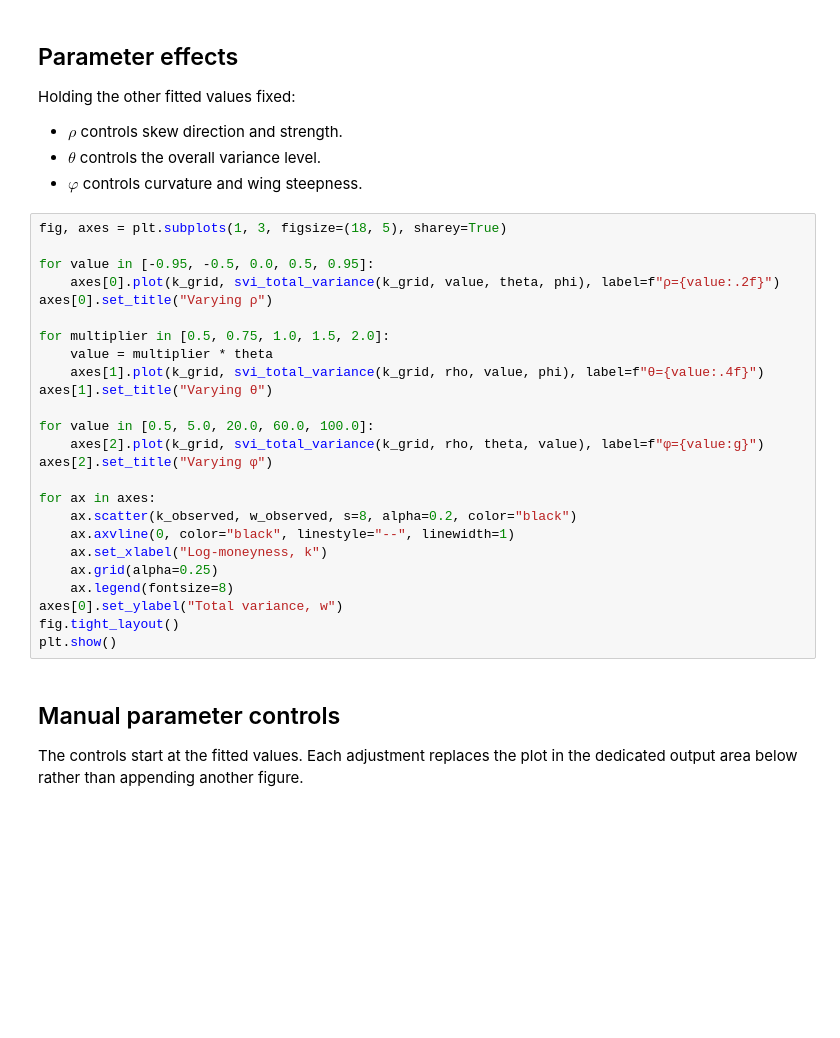
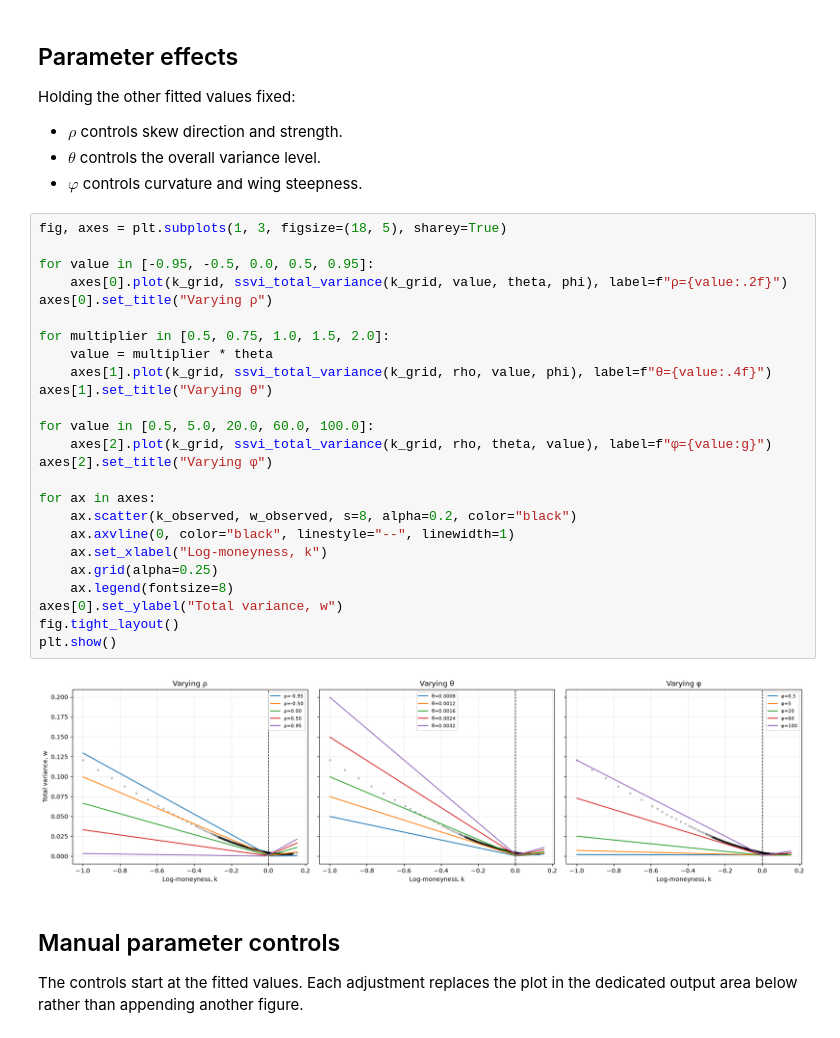
Before and after one commit to MMillward2012/Volatility-Forecasting-and-Options-Trading, a Jupyter notebook: notebooks/single_expiry_SSVI_slice.ipynb, the cells around one changed output. Saved outputs shown, nothing was run; the diff lists cells and outputs as text; blank space fills up the shorter version.

```diff
--- a/notebooks/single_expiry_SSVI_slice.ipynb
+++ b/notebooks/single_expiry_SSVI_slice.ipynb
@@ -154,28 +171,30 @@ Holding the other fitted values fixed:
 # %%
 fig, axes = plt.subplots(1, 3, figsize=(18, 5), sharey=True)
 
 for value in [-0.95, -0.5, 0.0, 0.5, 0.95]:
-    axes[0].plot(k_grid, svi_total_variance(k_grid, value, theta, phi), label=f"ρ={value:.2f}")
+    axes[0].plot(k_grid, ssvi_total_variance(k_grid, value, theta, phi), label=f"ρ={value:.2f}")
 axes[0].set_title("Varying ρ")
 
 for multiplier in [0.5, 0.75, 1.0, 1.5, 2.0]:
     value = multiplier * theta
-    axes[1].plot(k_grid, svi_total_variance(k_grid, rho, value, phi), label=f"θ={value:.4f}")
+    axes[1].plot(k_grid, ssvi_total_variance(k_grid, rho, value, phi), label=f"θ={value:.4f}")
 axes[1].set_title("Varying θ")
 
 for value in [0.5, 5.0, 20.0, 60.0, 100.0]:
-    axes[2].plot(k_grid, svi_total_variance(k_grid, rho, theta, value), label=f"φ={value:g}")
+    axes[2].plot(k_grid, ssvi_total_variance(k_grid, rho, theta, value), label=f"φ={value:g}")
 axes[2].set_title("Varying φ")
 
 for ax in axes:
     ax.scatter(k_observed, w_observed, s=8, alpha=0.2, color="black")
     ax.axvline(0, color="black", linestyle="--", linewidth=1)
     ax.set_xlabel("Log-moneyness, k")
     ax.grid(alpha=0.25)
     ax.legend(fontsize=8)
 axes[0].set_ylabel("Total variance, w")
 fig.tight_layout()
 plt.show()
+# %% [output]
+[figure, added]
 # %% [markdown]
 ## Manual parameter controls
 
```
Also changed, not shown: parts of 6 cells of this notebook.
